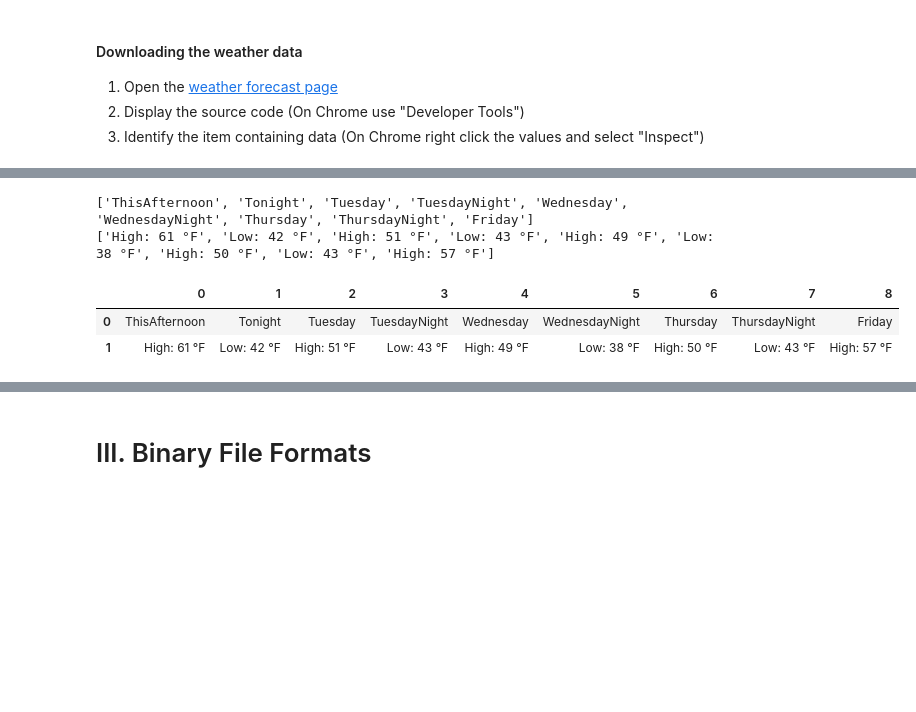
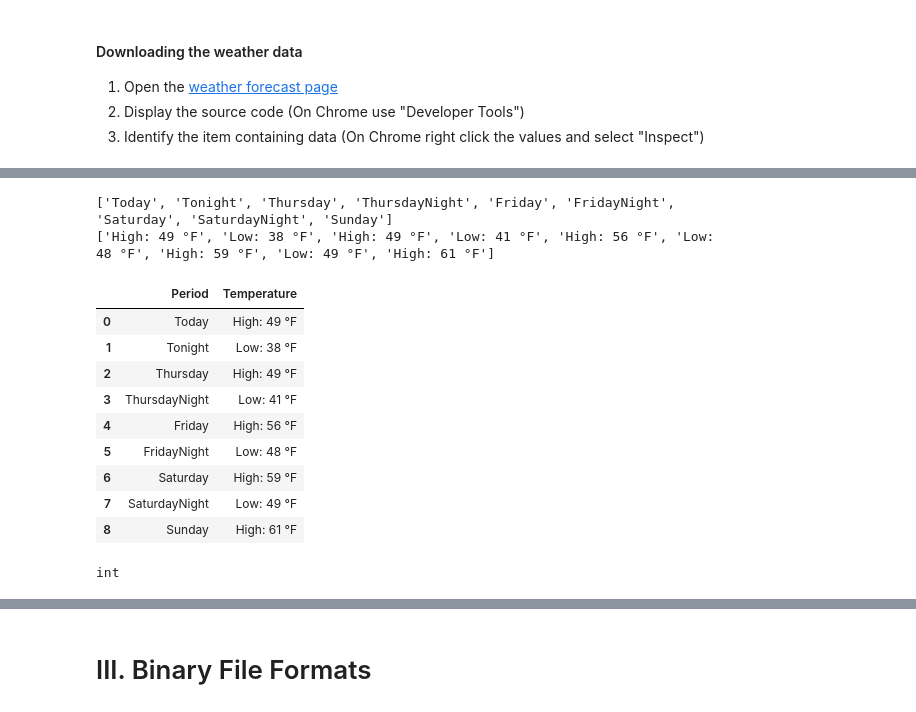
Before and after one commit to ch00226855/DataAnalysisFall2023, a Jupyter notebook: Week09_DataLoadingAndStorage.ipynb, the cells around one changed output, grey strips where cells are left out. Drawn from its saved outputs; the diff is of its cells as text; code cells hidden in the pictures; blank space fills up the shorter version.

```diff
--- a/Week09_DataLoadingAndStorage.ipynb
+++ b/Week09_DataLoadingAndStorage.ipynb
@@ -571,20 +569,31 @@ High: 57 °F
 # %%
 # Create a data frame with these data
 name_list = []
 for name in names:
     name_list.append(name.get_text())
 print(name_list)
 
 temperature_list = []
 for temperature in temperatures:
     temperature_list.append(temperature.get_text())
 print(temperature_list)
 
-df = pd.DataFrame([name_list, temperature_list])
+data = [name_list, temperature_list]
+data = np.array(data).T
+
+df = pd.DataFrame(data, columns=["Period", "Temperature"])
+
 df
 # %% [output]
-['ThisAfternoon', 'Tonight', 'Tuesday', 'TuesdayNight', 'Wednesday', 'WednesdayNight', 'Thursday', 'ThursdayNight', 'Friday']
-['High: 61 °F', 'Low: 42 °F', 'High: 51 °F', 'Low: 43 °F', 'High: 49 °F', 'Low: 38 °F', 'High: 50 °F', 'Low: 43 °F', 'High: 57 °F']
+['Today', 'Tonight', 'Thursday', 'ThursdayNight', 'Friday', 'FridayNight', 'Saturday', 'SaturdayNight', 'Sunday']
+['High: 49 °F', 'Low: 38 °F', 'High: 49 °F', 'Low: 41 °F', 'High: 56 °F', 'Low: 48 °F', 'High: 59 °F', 'Low: 49 °F', 'High: 61 °F']
-|  | 0 | 1 | 2 | 3 | 4 | 5 | 6 | 7 | 8 |
-| 0 | ThisAfternoon | Tonight | Tuesday | TuesdayNight | Wednesday | WednesdayNight | Thursday | ThursdayNight | Friday |
-| 1 | High: 61 °F | Low: 42 °F | High: 51 °F | Low: 43 °F | High: 49 °F | Low: 38 °F | High: 50 °F | Low: 43 °F | High: 57 °F |
+|  | Period | Temperature |
+| 0 | Today | High: 49 °F |
+| 1 | Tonight | Low: 38 °F |
+| 2 | Thursday | High: 49 °F |
+| 3 | ThursdayNight | Low: 41 °F |
+| 4 | Friday | High: 56 °F |
+| 5 | FridayNight | Low: 48 °F |
+| 6 | Saturday | High: 59 °F |
+| 7 | SaturdayNight | Low: 49 °F |
+| 8 | Sunday | High: 61 °F |
@@ -616,0 +609,5 @@ df
+# %%
+test = "High: 56 °F"
+type(extract_temp(test))
+# %% [output]
+int
```
Also changed, not shown: parts of 33 cells of this notebook.
